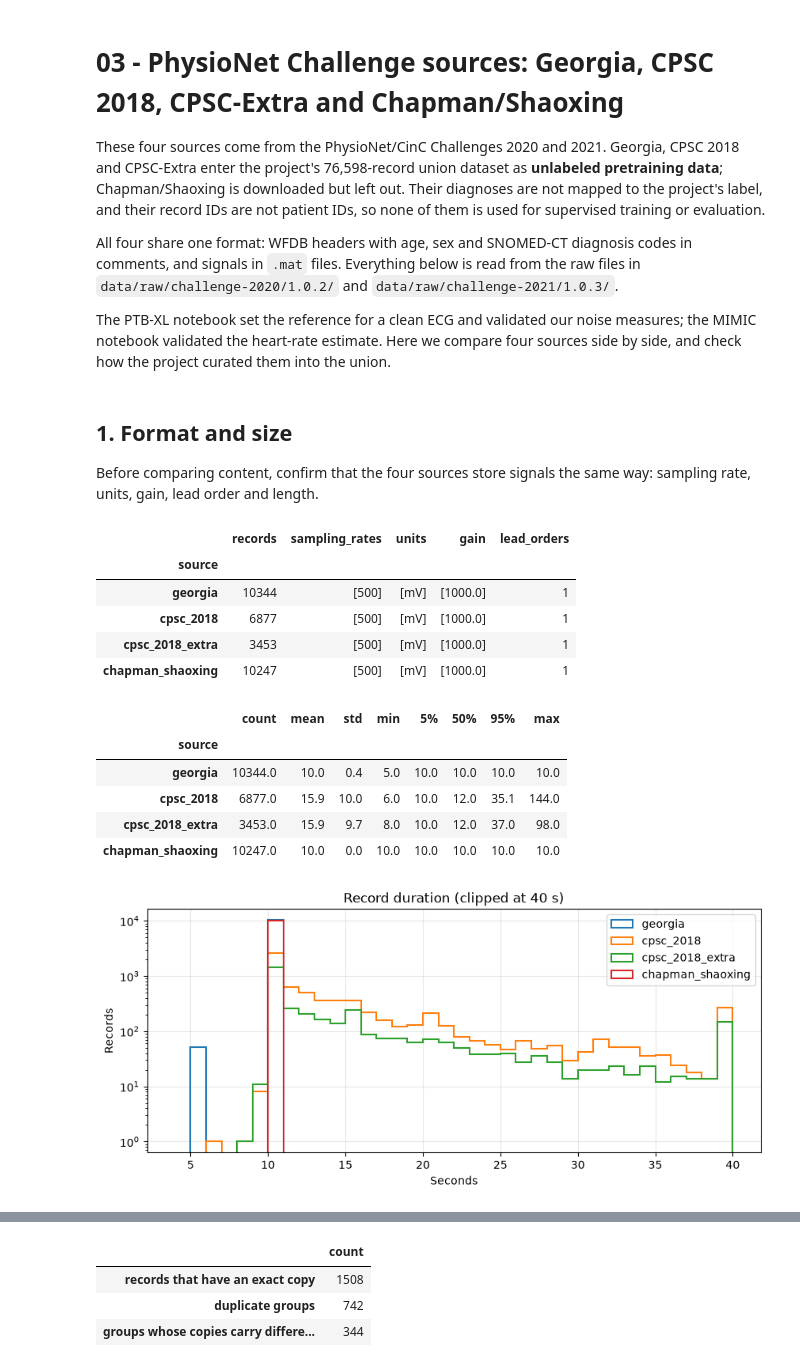
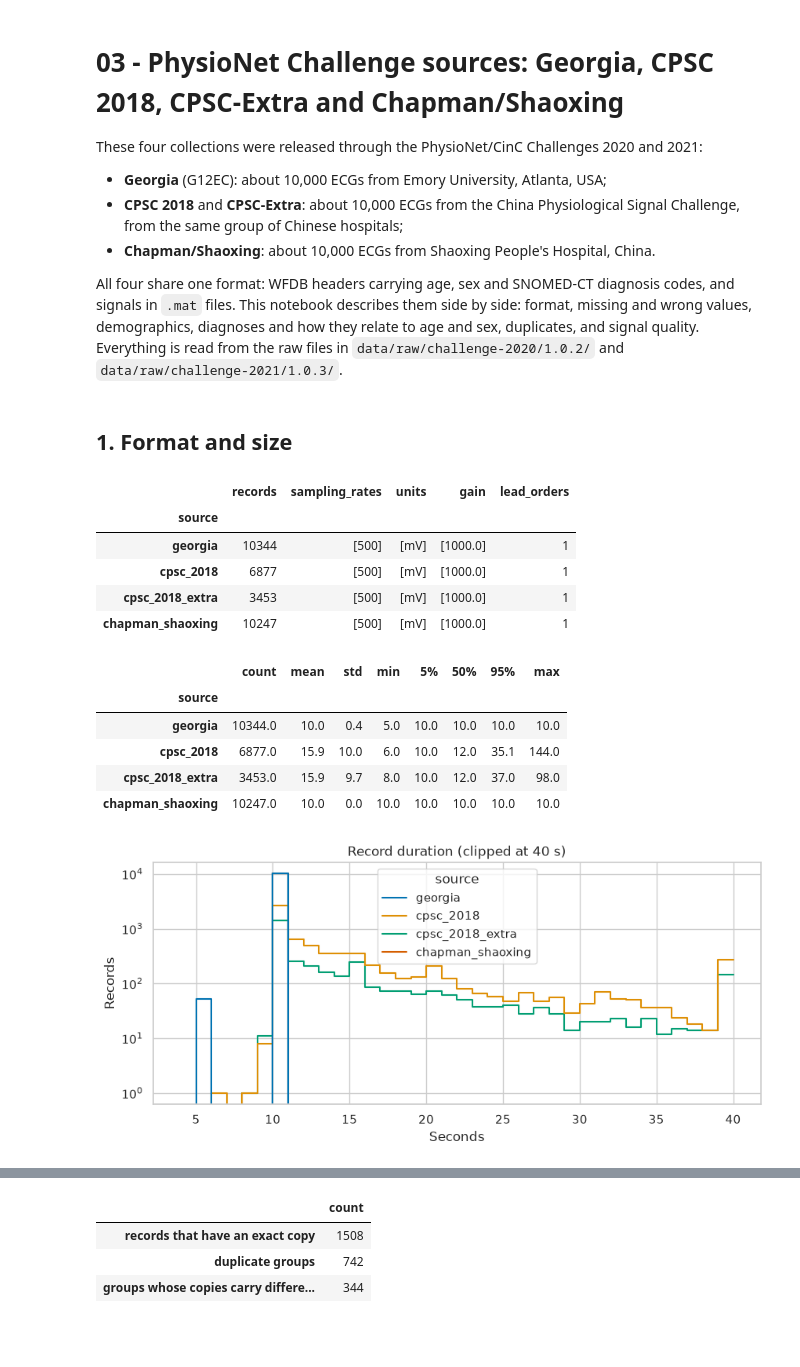
Before and after one commit to Janet16180/ecg-cardiopathy-detection, a Jupyter notebook: eda/notebooks/03-challenge.ipynb, the cells around one changed output, grey strips where cells are left out. Cells and saved outputs as stored; diff of their text form; code cells hidden in the pictures; blank space fills up the shorter version.

```diff
--- a/eda/notebooks/03-challenge.ipynb
+++ b/eda/notebooks/03-challenge.ipynb
@@ -1,19 +1,17 @@
 # %% [markdown]
 # 03 - PhysioNet Challenge sources: Georgia, CPSC 2018, CPSC-Extra and Chapman/Shaoxing
 
-These four sources come from the PhysioNet/CinC Challenges 2020 and 2021. Georgia, CPSC 2018 and
-CPSC-Extra enter the project's 76,598-record union dataset as **unlabeled pretraining data**;
-Chapman/Shaoxing is downloaded but left out. Their diagnoses are not mapped to the project's label,
-and their record IDs are not patient IDs, so none of them is used for supervised training or
-evaluation.
+These four collections were released through the PhysioNet/CinC Challenges 2020 and 2021:
 
-All four share one format: WFDB headers with age, sex and SNOMED-CT diagnosis codes in comments,
-and signals in `.mat` files. Everything below is read from the raw files in
-`data/raw/challenge-2020/1.0.2/` and `data/raw/challenge-2021/1.0.3/`.
+- **Georgia** (G12EC): about 10,000 ECGs from Emory University, Atlanta, USA;
+- **CPSC 2018** and **CPSC-Extra**: about 10,000 ECGs from the China Physiological Signal Challenge,
+  from the same group of Chinese hospitals;
+- **Chapman/Shaoxing**: about 10,000 ECGs from Shaoxing People's Hospital, China.
 
-The PTB-XL notebook set the reference for a clean ECG and validated our noise measures; the MIMIC
-notebook validated the heart-rate estimate. Here we compare four sources side by side, and check
-how the project curated them into the union.
+All four share one format: WFDB headers carrying age, sex and SNOMED-CT diagnosis codes, and signals in
+`.mat` files. This notebook describes them side by side: format, missing and wrong values, demographics,
+diagnoses and how they relate to age and sex, duplicates, and signal quality. Everything is read from the
+raw files in `data/raw/challenge-2020/1.0.2/` and `data/raw/challenge-2021/1.0.3/`.
 # %%
 import sys
 from pathlib import Path
@@ -38,42 +39,35 @@ plt.rcParams.update({"figure.dpi": 100, "axes.grid": True, "grid.alpha": 0.3})
 
 headers = load_headers()
 SOURCES = ["georgia", "cpsc_2018", "cpsc_2018_extra", "chapman_shaoxing"]
-# %% [markdown]
-## 1. Format and size
-
-Before comparing content, confirm that the four sources store signals the same way: sampling rate,
-units, gain, lead order and length.
+# %% [markdown]
+## 1. Format and size
 # %%
 formats = headers.groupby("source").agg(
     records=("record", "size"),
     sampling_rates=("fs", lambda values: sorted(values.unique())),
     units=("units", lambda values: sorted(values.unique())),
     gain=("gain", lambda values: sorted(values.unique())),
     lead_orders=("lead_names", "nunique"),
 ).loc[SOURCES]
 display(formats)
 display(headers.groupby("source")["duration_s"].describe(percentiles=[0.05, 0.5, 0.95]).loc[SOURCES].round(1))
+fig, ax = plt.subplots(figsize=(10, 4))
+sns.histplot(headers.assign(duration=headers["duration_s"].clip(upper=40)), x="duration", hue="source",
+             hue_order=SOURCES, bins=np.arange(4, 41, 1), element="step", fill=False, ax=ax)
+ax.set(title="Record duration (clipped at 40 s)", xlabel="Seconds", ylabel="Records", yscale="log")
+plt.show()
 # %% [output]
 |  | records | sampling_rates | units | gain | lead_orders |
 | source |  |  |  |  |  |
 | georgia | 10344 | [500] | [mV] | [1000.0] | 1 |
 | cpsc_2018 | 6877 | [500] | [mV] | [1000.0] | 1 |
 | cpsc_2018_extra | 3453 | [500] | [mV] | [1000.0] | 1 |
 | chapman_shaoxing | 10247 | [500] | [mV] | [1000.0] | 1 |
 |  | count | mean | std | min | 5% | 50% | 95% | max |
 | source |  |  |  |  |  |  |  |  |
 | georgia | 10344.0 | 10.0 | 0.4 | 5.0 | 10.0 | 10.0 | 10.0 | 10.0 |
 | cpsc_2018 | 6877.0 | 15.9 | 10.0 | 6.0 | 10.0 | 12.0 | 35.1 | 144.0 |
 | cpsc_2018_extra | 3453.0 | 15.9 | 9.7 | 8.0 | 10.0 | 12.0 | 37.0 | 98.0 |
 | chapman_shaoxing | 10247.0 | 10.0 | 0.0 | 10.0 | 10.0 | 10.0 | 10.0 | 10.0 |
+[figure, added]
-# %%
-fig, ax = plt.subplots(figsize=(10, 4))
-for source in SOURCES:
-    durations = headers.loc[headers["source"] == source, "duration_s"].clip(upper=40)
-    ax.hist(durations, bins=np.arange(4, 41, 1), histtype="step", linewidth=1.5, label=source)
-ax.set(title="Record duration (clipped at 40 s)", xlabel="Seconds", ylabel="Records", yscale="log")
-ax.legend()
-plt.show()
-# %% [output]
-[figure, removed]
 # %% [markdown]
```
Also changed, not shown: parts of 31 cells of this notebook, 4 other files.
